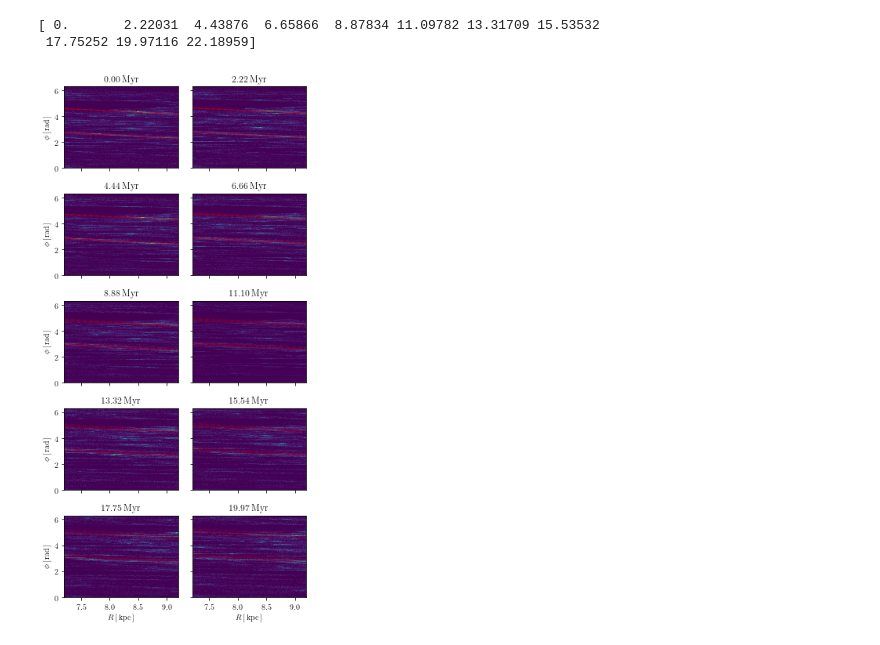
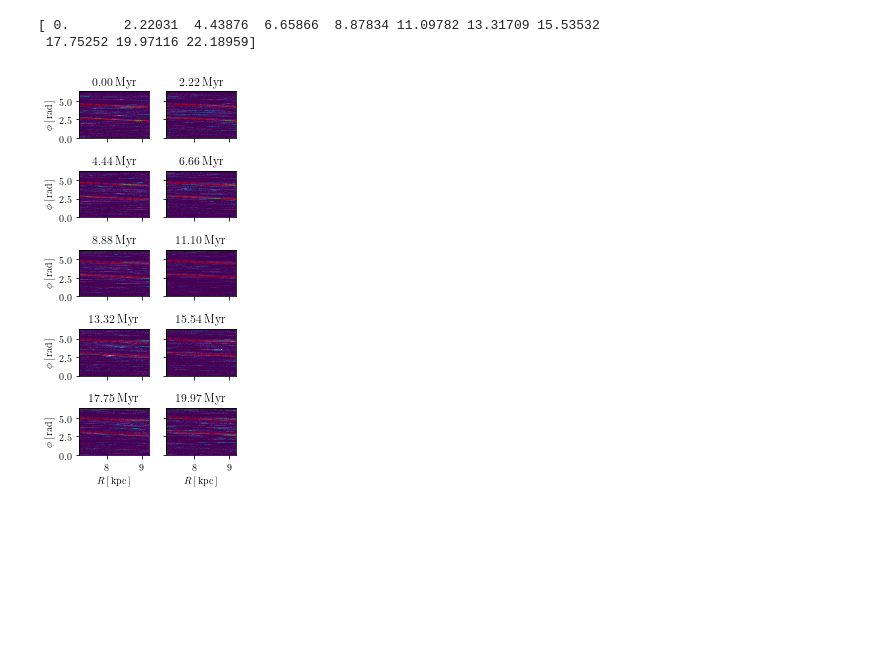
Before and after one commit to gusbeane/actions_systematic, a Jupyter notebook: pattern_speed/pattern_speed_by_eye.ipynb, the cells around one changed output. Saved outputs shown, nothing was run; the diff lists cells and outputs as text; code cells hidden in the pictures; blank space fills up the shorter version.

Commit message:
Update pattern speed image

```diff
--- a/pattern_speed/pattern_speed_by_eye.ipynb
+++ b/pattern_speed/pattern_speed_by_eye.ipynb
@@ -41,7 +41,7 @@ slope = -0.21
 dphidt = 0.025
 R = np.linspace(7.2, 9.2, 300)
 # %%
-fig, ax = plt.subplots(5,2, figsize=(5, 10), sharex=True, sharey=True, squeeze=True)
+fig, ax = plt.subplots(5,2, figsize=(3, 6), sharex=True, sharey=True, squeeze=True)
 alpha = 0.2
 
 ax[0][0].set_ylabel(r'$\phi\,[\,\text{rad}\,]$')
@@ -49,31 +49,31 @@ ax[1][0].set_ylabel(r'$\phi\,[\,\text{rad}\,]$')
 ax[2][0].set_ylabel(r'$\phi\,[\,\text{rad}\,]$')
 ax[3][0].set_ylabel(r'$\phi\,[\,\text{rad}\,]$')
 ax[4][0].set_ylabel(r'$\phi\,[\,\text{rad}\,]$')
 
 ax[4][0].set_xlabel(r'$R\,[\,\text{kpc}\,]$')
 ax[4][1].set_xlabel(r'$R\,[\,\text{kpc}\,]$')
 
 for idx, t, this_ax in zip(indices, times, ax.flatten()):
     test = read_index(idx)
     this_ax.hist2d(test[:,0], test[:,2], bins=300);
     this_ax.set_title(r'$' + "{0:.2f}".format(t) + r'\,\text{Myr}$')
 
     phi1 = slope*R + Cinit1 + dphidt * t
     phi2 = slope*R + Cinit2 + dphidt * t
     this_ax.plot(R, phi1, c='r', alpha=alpha);
     this_ax.plot(R, phi2, c='r', alpha=alpha);
 
     phi1 = slope*R + Cinit1 + 1.3*dphidt * t
     phi2 = slope*R + Cinit2 + 1.3*dphidt * t
     this_ax.plot(R, phi1, c='r', alpha=alpha, ls='dashed');
     this_ax.plot(R, phi2, c='r', alpha=alpha, ls='dashed');
 
     phi1 = slope*R + Cinit1 + 0.7*dphidt * t
     phi2 = slope*R + Cinit2 + 0.7*dphidt * t
     this_ax.plot(R, phi1, c='r', alpha=alpha, ls='dashed');
     this_ax.plot(R, phi2, c='r', alpha=alpha, ls='dashed');
 
 fig.tight_layout()
 fig.savefig('pattern_speed_by_eye.png', dpi=300)
 # %% [output]
-[figure, old version]
+[figure, new version]
```
Also changed, not shown: 3 other files.
